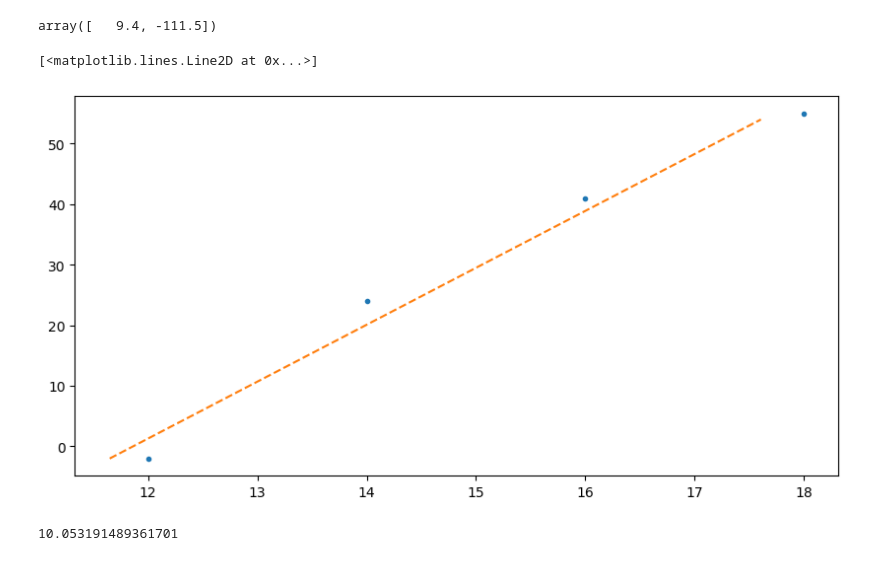
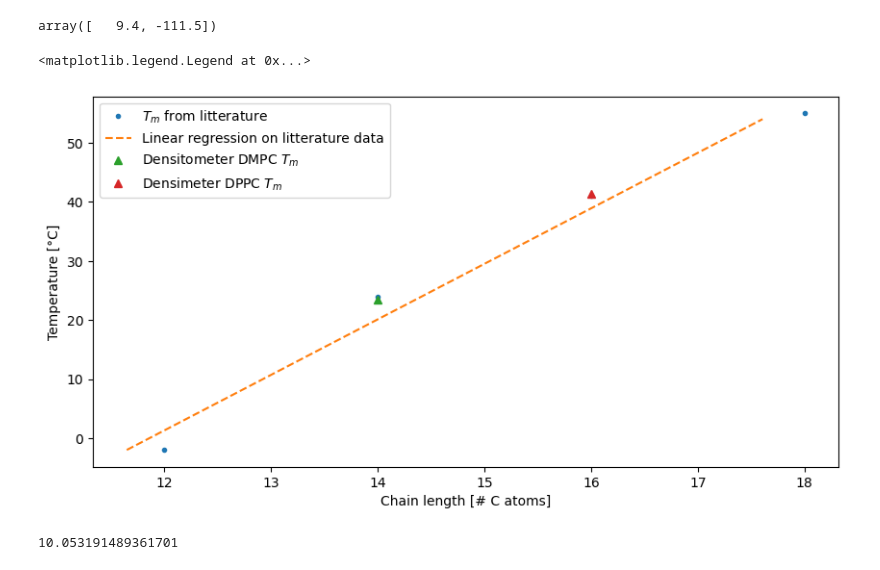
Before and after one commit to jmoeil/PHYS-F311-Labs, a Jupyter notebook: Prediction_TransitionTemperature.ipynb, the cells around one changed output. Saved outputs shown, nothing was run; the diff lists cells and outputs as text; code cells hidden in the pictures.

```diff
--- a/Prediction_TransitionTemperature.ipynb
+++ b/Prediction_TransitionTemperature.ipynb
@@ -21,11 +21,18 @@ ChainPred = (Temp_array - c[1])/c[0]
 # %%
 fig,ax = plt.subplots(figsize=(10,5))
 
-ax.plot(ChainLength, TransitionTemperature,'.')
-ax.plot(ChainPred, Temp_array,'--')
+ax.plot(ChainLength, TransitionTemperature,'.',label='$T_m$ from litterature')
+ax.plot(ChainPred, Temp_array,'--',label='Linear regression on litterature data')
+ax.plot(14,23.512112024083997,'^',label='Densitometer DMPC $T_m$')
+ax.plot(16,41.39048545117069,'^',label='Densimeter DPPC $T_m$')
+
+ax.set_xlabel('Chain length [# C atoms]')
+ax.set_ylabel('Temperature [°C]')
+
+ax.legend()
 # %% [output]
-[<matplotlib.lines.Line2D at 0x...>]
+<matplotlib.legend.Legend at 0x...>
-[figure, old version]
+[figure, new version]
 # %%
 (-17 + 111.5)/9.4
 # %% [output]
```
Also changed, not shown: 3 other files.
